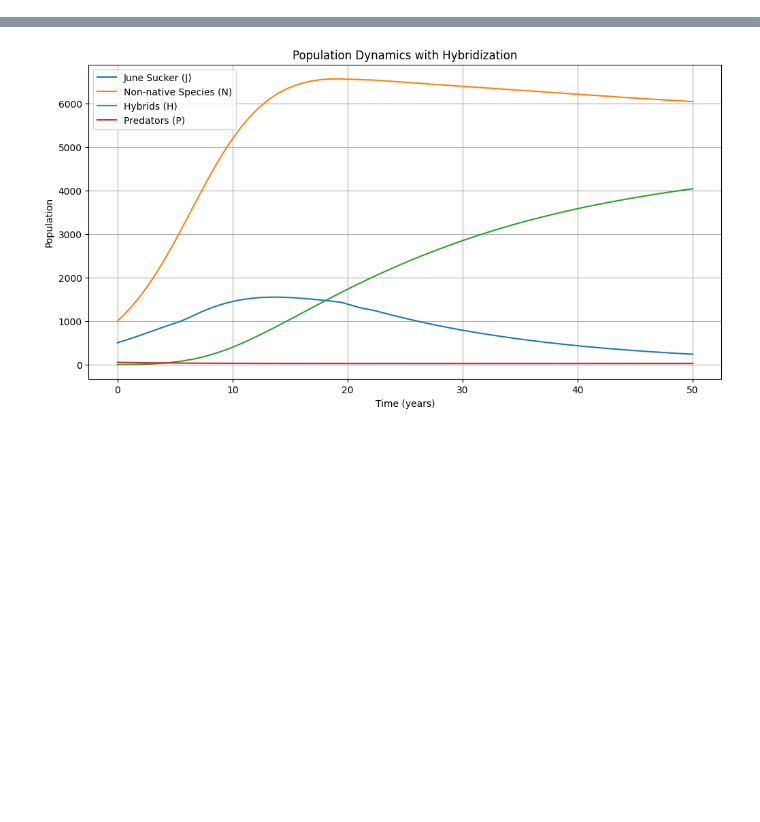
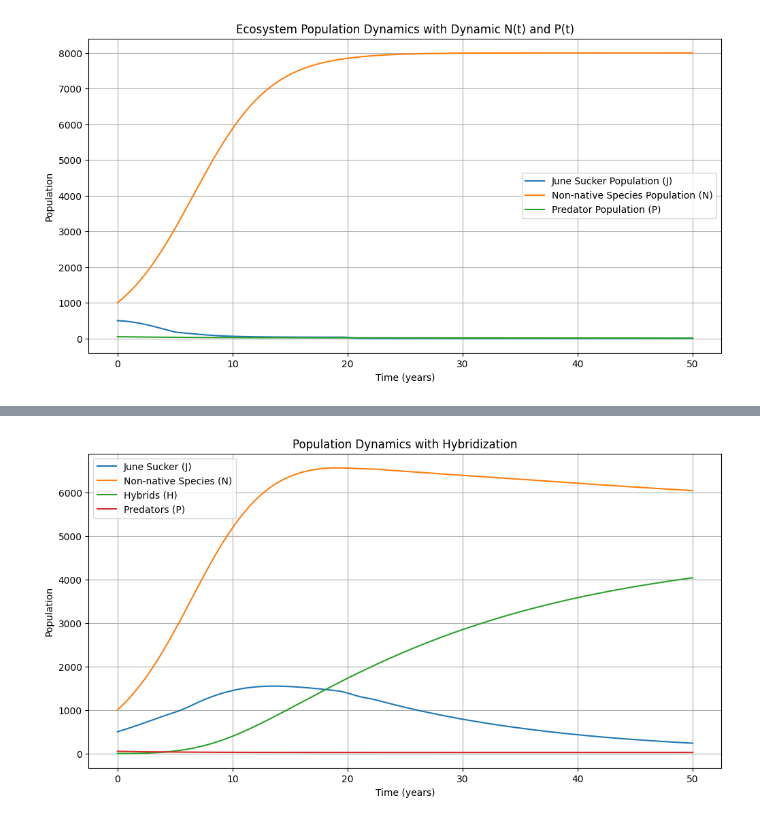
Before and after one commit to sophieharman/Volume-4-ModelingProject, a Jupyter notebook: numerical_simulations.ipynb, the cells around one changed output, grey strips where cells are left out. Drawn from its saved outputs; the diff is of its cells as text; code cells hidden in the pictures; blank space fills up the shorter version.

```diff
--- a/numerical_simulations.ipynb
+++ b/numerical_simulations.ipynb
@@ -4,0 +152,49 @@ import matplotlib.pyplot as plt
+# %%
+# Define additional model parameters
+# Non-native species parameters
+r_N = 0.3            # Intrinsic growth rate of non-native species
+K_N = 8000           # Carrying capacity for non-native species
+delta = 1e-5         # Competition coefficient (impact of J on N)
+
+# Predator parameters
+s = 1e-5             # Predation success rate
+m = 0.1              # Mortality rate of predators
+
+# Redefine the ODE system including N(t) and P(t)
+def ecosystem_model(t, y):
+    J, N, P = y  # Unpack the variables
+    # June sucker population dynamics
+    dJdt = r_J * J * (1 - J / K(t)) - alpha * J * N - beta * J * P + H(t)
+    # Non-native species population dynamics
+    dNdt = r_N * N * (1 - N / K_N) - delta * N * J
+    # Predator population dynamics
+    dPdt = s * (J + N) * P - m * P
+    return [dJdt, dNdt, dPdt]
+
+# Set initial conditions for N and P
+N_0 = 1000  # Initial non-native species population
+P_0 = 50    # Initial predator population
+
+# Solve the ODE system
+sol = solve_ivp(
+    ecosystem_model, t_span, [J_0, N_0, P_0], t_eval=t_eval, method='RK45'
+)
+
+# Extract solutions
+J_t = sol.y[0]
+N_t = sol.y[1]
+P_t = sol.y[2]
+
+# Plot the results
+plt.figure(figsize=(12, 6))
+plt.plot(sol.t, J_t, label='June Sucker Population (J)')
+plt.plot(sol.t, N_t, label='Non-native Species Population (N)')
+plt.plot(sol.t, P_t, label='Predator Population (P)')
+plt.title('Ecosystem Population Dynamics with Dynamic N(t) and P(t)')
+plt.xlabel('Time (years)')
+plt.ylabel('Population')
+plt.legend()
+plt.grid(True)
+plt.show()
+# %% [output]
+[figure, added]
```
Also changed, not shown: parts of 23 cells of this notebook.
